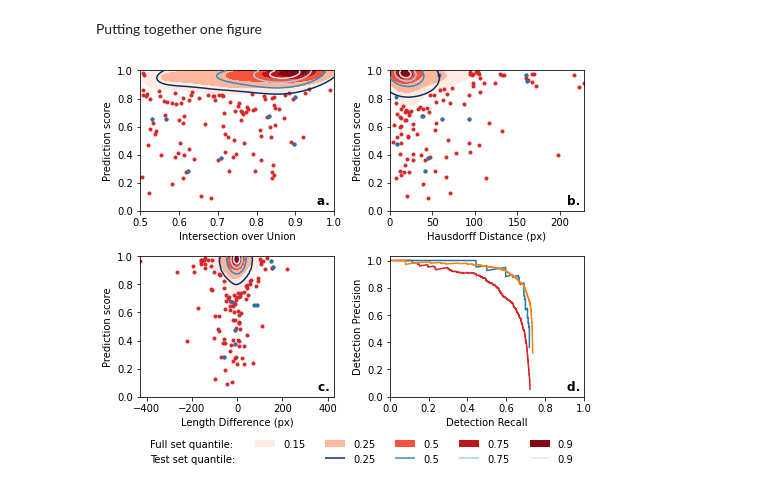
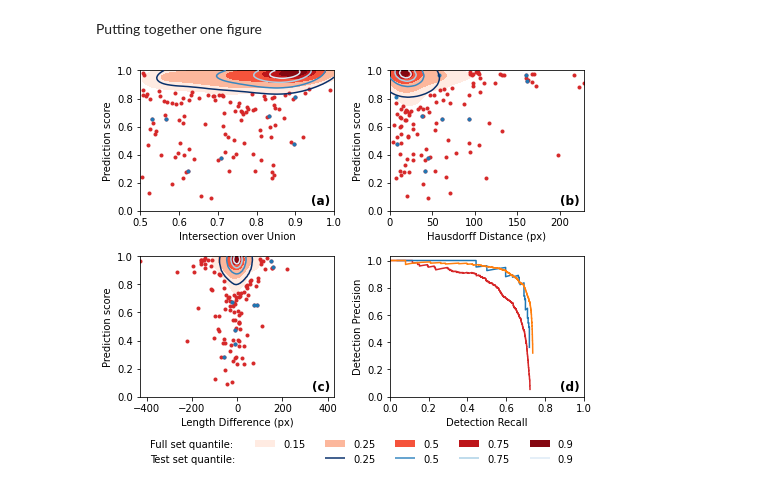
Before and after one commit to J-Wall/camfi, a Jupyter notebook: examples/annotation_evaluation.ipynb, the cells around one changed output. Cells and saved outputs as stored; diff of their text form; code cells hidden in the pictures.

```diff
--- a/examples/annotation_evaluation.ipynb
+++ b/examples/annotation_evaluation.ipynb
@@ -451,9 +451,10 @@ iou_xlabel = "Intersection over Union"
 phd_xlabel = "Hausdorff Distance (px)"
 l_diff_xlabel = "Length Difference (px)"
 
-iou_title = "a. "
-phd_title = "b. "
-l_diff_title = "c. "
+iou_title = "(a) "
+phd_title = "(b) "
+l_diff_title = "(c) "
+pr_title = "(d) "
 
 fig_width = 180  # mm
 fig_width /= 25.4  # inches
@@ -553,37 +554,37 @@ ax4.plot(
     label="Annotated set",
 )
 t4 = ax4.set_title(
-    "d. ",
+    pr_title,
     fontdict=fontdict,
     loc=tloc,
     y=ty,
 )
 
 # Hacking together the contours figure legend
 proxy = [plt.Rectangle((0, 0), 1, 1, fc=pc.get_facecolor()[0]) for pc in p_all.collections]
 proxy = list(np.insert(proxy, range(2, len(p.collections) + 1), p.collections[:-1]))
 labels = list(np.insert(quantiles_all[:-1], range(2, len(quantiles) + 1), quantiles[:-1]))
 proxy.insert(1, plt.Rectangle((0, 0), 1, 1, fc="None")),
 labels.insert(1, "")
 
 proxy1 = [plt.Rectangle((0, 0), 1, 1, fc="None"), plt.Rectangle((0, 0), 1, 1, fc="None")]
 #proxy1 = ["None", "None"]
 labels1 = ["Full set quantile:", "Test set quantile:"]
 
 proxy1.extend(proxy)
 labels1.extend(labels)
 
 leg = fig.legend(
     proxy1,
     labels1,
     loc="lower center",
     #title="Contour Quantile",
     ncol=len(quantiles_all),
     bbox_to_anchor=(0.5, -0.09),
     frameon=False,
     #markerfirst=False,
 )
 # %% [output]
-[figure, old version]
+[figure, new version]
 # %%
 fig.savefig("autoannotation_evaluation_figure.pdf", dpi=600.0, bbox_inches="tight")
```
Also changed, not shown: 8 other files.
